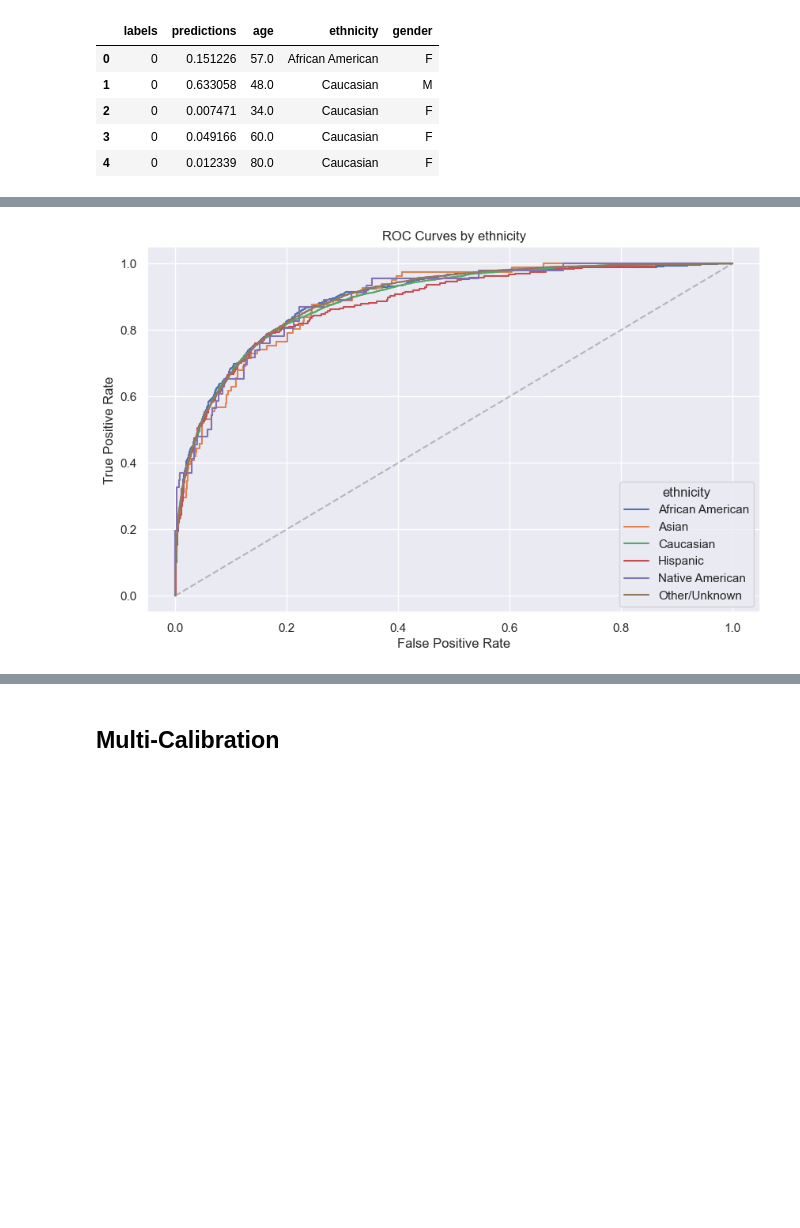
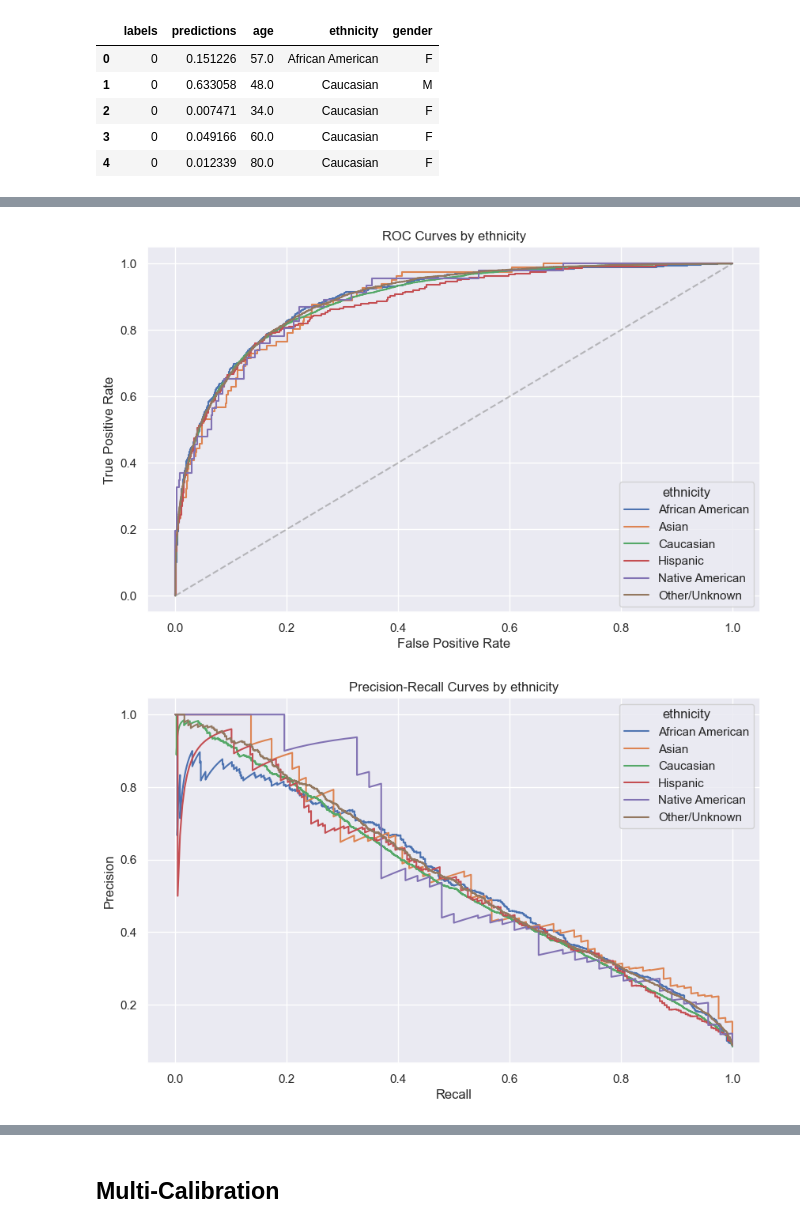
Before and after one commit to ShaniCohen/pred-ICU, a Jupyter notebook: fairness/fairness.ipynb, the cells around one changed output, grey strips where cells are left out. Drawn from its saved outputs; the diff is of its cells as text; code cells hidden in the pictures; blank space fills up the shorter version.

```diff
--- a/fairness/fairness.ipynb
+++ b/fairness/fairness.ipynb
@@ -102,8 +111,10 @@ plot_roc_curves(data_gender_drop_na, 'gender', value_names=gender_labels)
 # %%
 predictions['ethnicity'] = predictions['ethnicity'].fillna('Other/Unknown')
 plot_roc_curves(predictions, 'ethnicity')
+plot_precision_recall_curves(predictions, 'ethnicity')
 # %% [output]
 [figure]
+[figure, added]
 # %%
 # Define age groups with 20-year steps
 age_groups = range(0, 101, 20)
```
Also changed, not shown: parts of 14 cells of this notebook.
